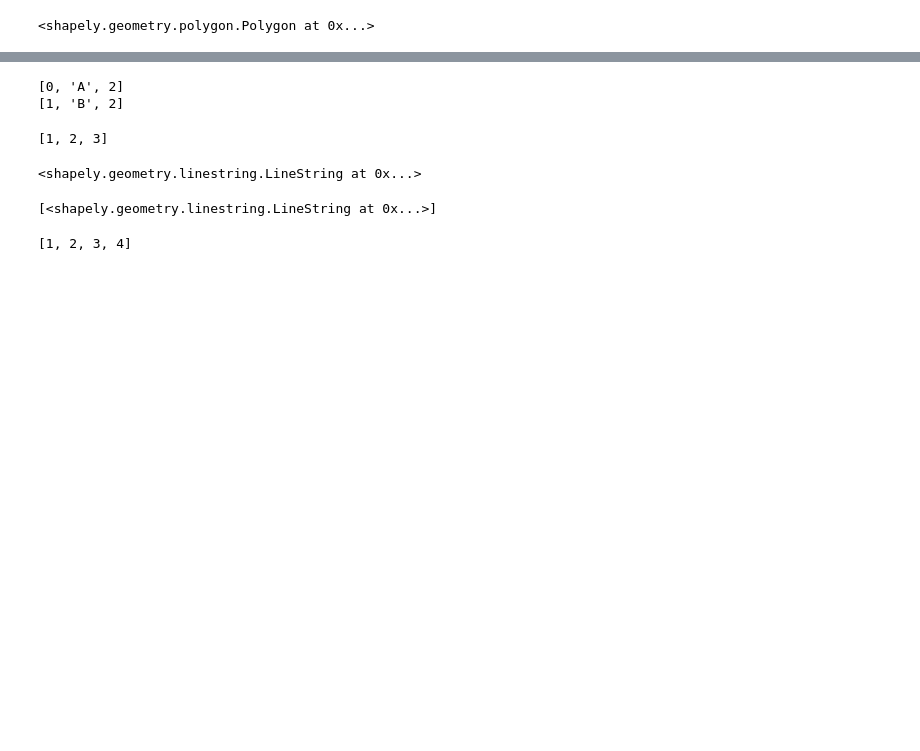
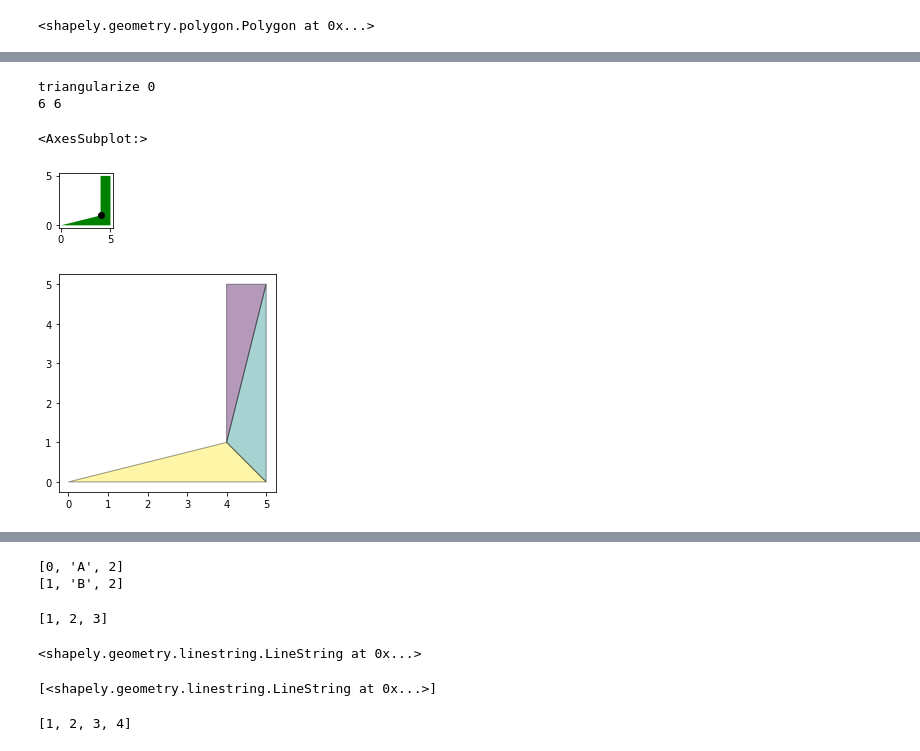
Before and after one commit to maximylius/shadow_projection_2D, a Jupyter notebook: shadows.ipynb, the cells around one changed output, grey strips where cells are left out. Saved outputs shown, nothing was run; the diff lists cells and outputs as text; code cells hidden in the pictures; blank space fills up the shorter version.

```diff
--- a/shadows.ipynb
+++ b/shadows.ipynb
@@ -155,0 +102,8 @@ creatConvexPolygon(15)
+# %%
+gpd.GeoSeries(triangularize(Polygon([(4.0, 1.0), (4.0, 5.0), (5.0, 5.0), (5.0, 0.0), (0.0, 0.0)]))).plot(alpha=0.4,cmap = 'viridis', edgecolor = 'black')
+# %% [output]
+triangularize 0
+6 6
+<AxesSubplot:>
+[figure, added]
+[figure, added]
```
Also changed, not shown: parts of 30 cells of this notebook.
